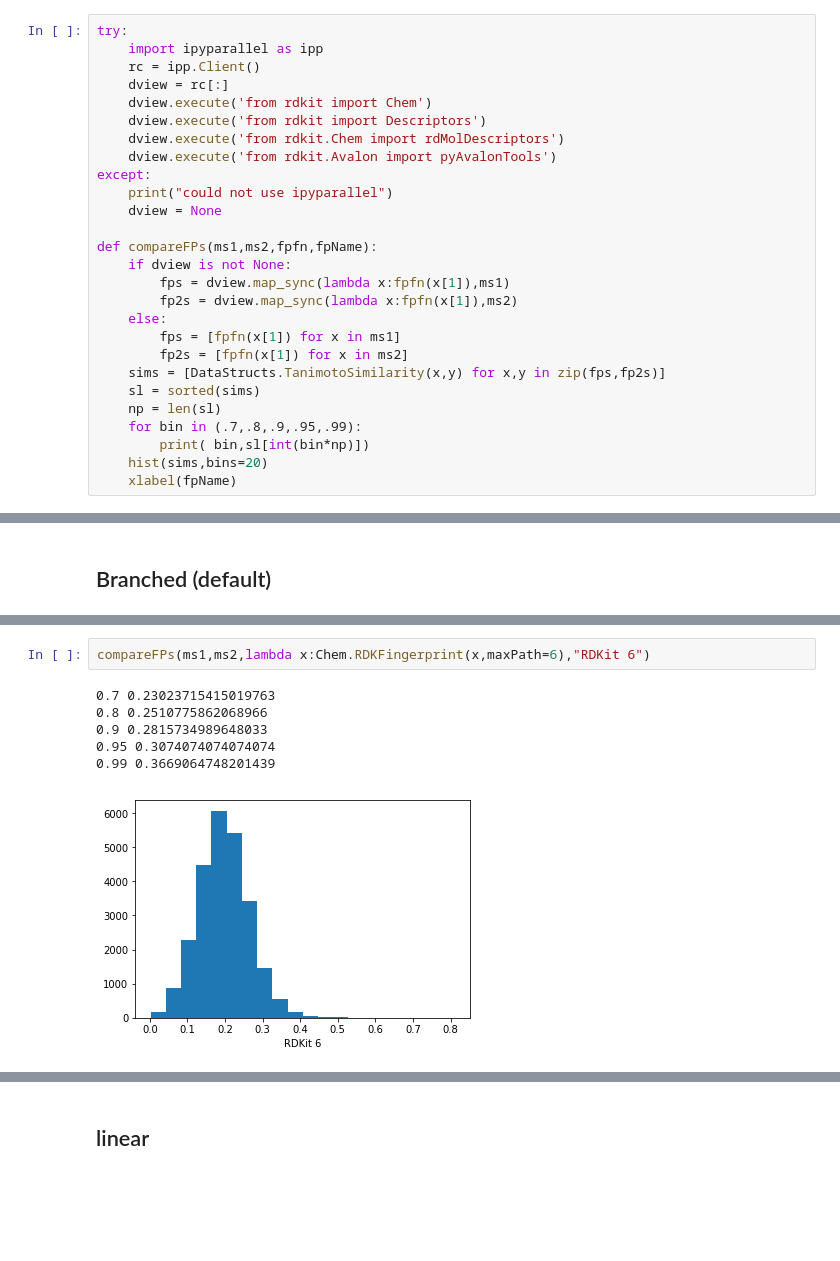
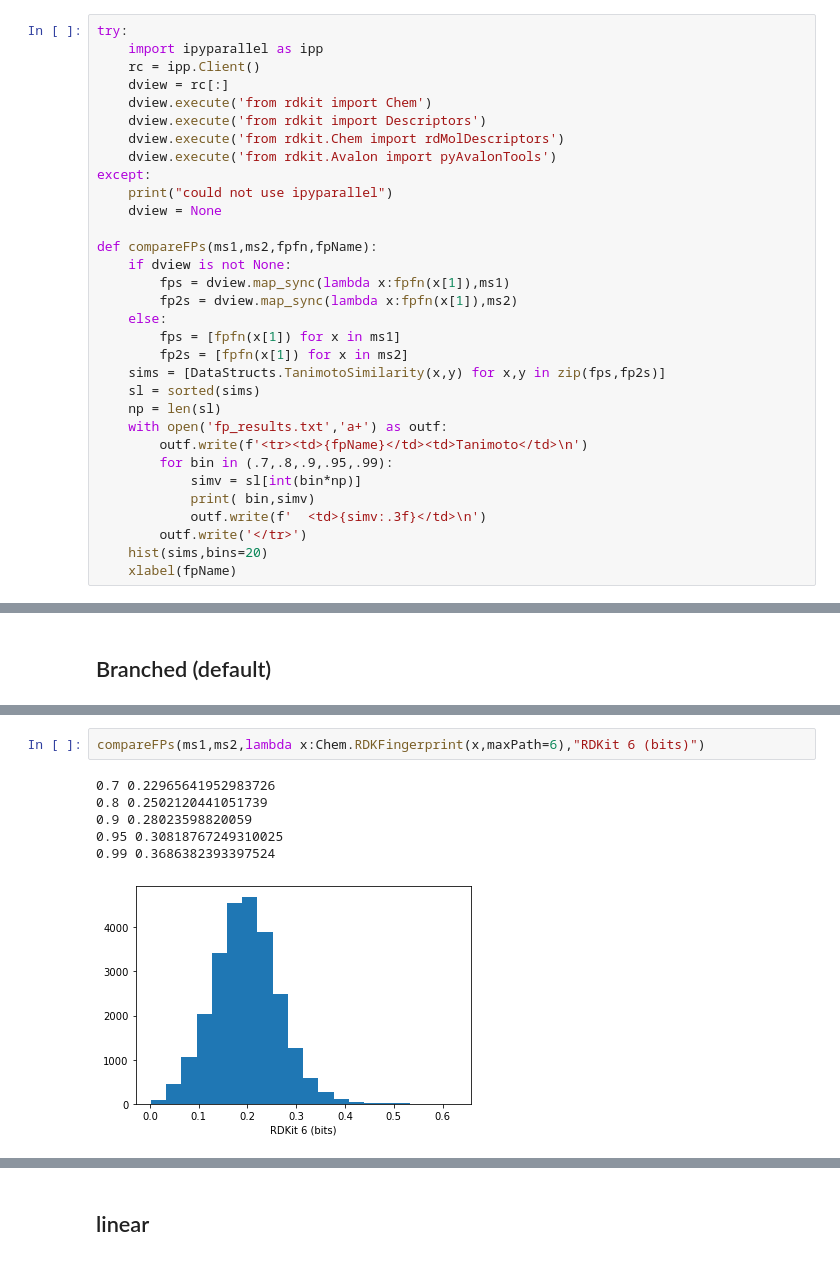
Before and after one commit to greglandrum/rdkit_blog, a Jupyter notebook: notebooks/Fingerprint Thresholds.ipynb, the cells around one changed output, grey strips where cells are left out. Drawn from its saved outputs; the diff is of its cells as text; blank space fills up the shorter version.

```diff
--- a/notebooks/Fingerprint Thresholds.ipynb
+++ b/notebooks/Fingerprint Thresholds.ipynb
@@ -278,8 +277,13 @@ def compareFPs(ms1,ms2,fpfn,fpName):
     sims = [DataStructs.TanimotoSimilarity(x,y) for x,y in zip(fps,fp2s)]
     sl = sorted(sims)
     np = len(sl)
-    for bin in (.7,.8,.9,.95,.99):
-        print( bin,sl[int(bin*np)])
+    with open('fp_results.txt','a+') as outf:
+        outf.write(f'<tr><td>{fpName}</td><td>Tanimoto</td>\n')
+        for bin in (.7,.8,.9,.95,.99):
+            simv = sl[int(bin*np)]
+            print( bin,simv)
+            outf.write(f'  <td>{simv:.3f}</td>\n')
+        outf.write('</tr>')
     hist(sims,bins=20)
     xlabel(fpName)
 # %% [markdown]
@@ -474,10 +478,10 @@ compareFPs(ms1,ms2,lambda x:Chem.RDKFingerprint(x,maxPath=5),"RDKit 5")
 # %%
-compareFPs(ms1,ms2,lambda x:Chem.RDKFingerprint(x,maxPath=6),"RDKit 6")
+compareFPs(ms1,ms2,lambda x:Chem.RDKFingerprint(x,maxPath=6),"RDKit 6 (bits)")
 # %% [output]
-0.7 0.23023715415019763
-0.8 0.2510775862068966
-0.9 0.2815734989648033
-0.95 0.3074074074074074
-0.99 0.3669064748201439
+0.7 0.22965641952983726
+0.8 0.2502120441051739
+0.9 0.28023598820059
+0.95 0.30818767249310025
+0.99 0.3686382393397524
-[figure, old version]
+[figure, new version]
 # %%
```
Also changed, not shown: parts of 34 cells of this notebook.
